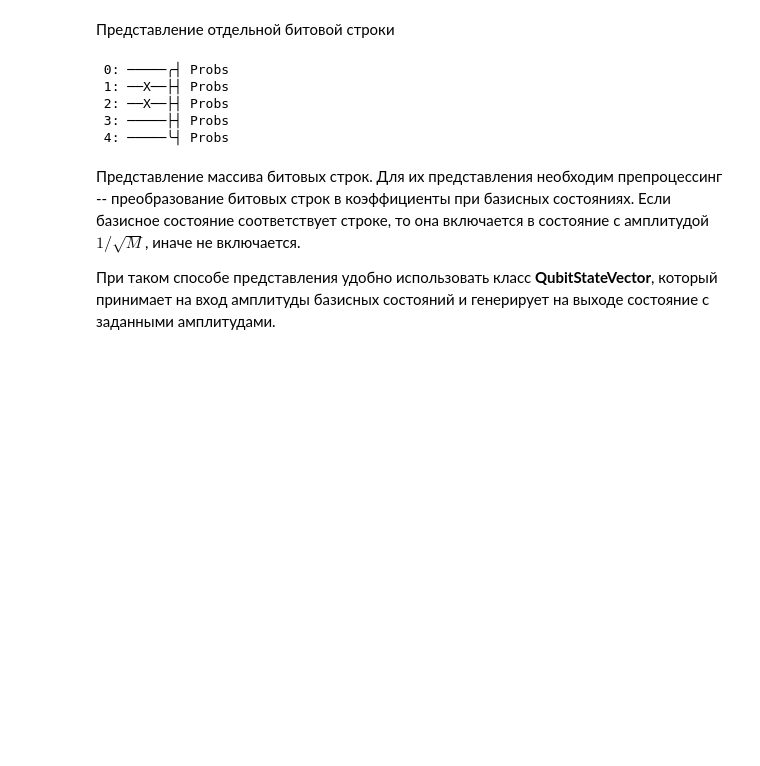
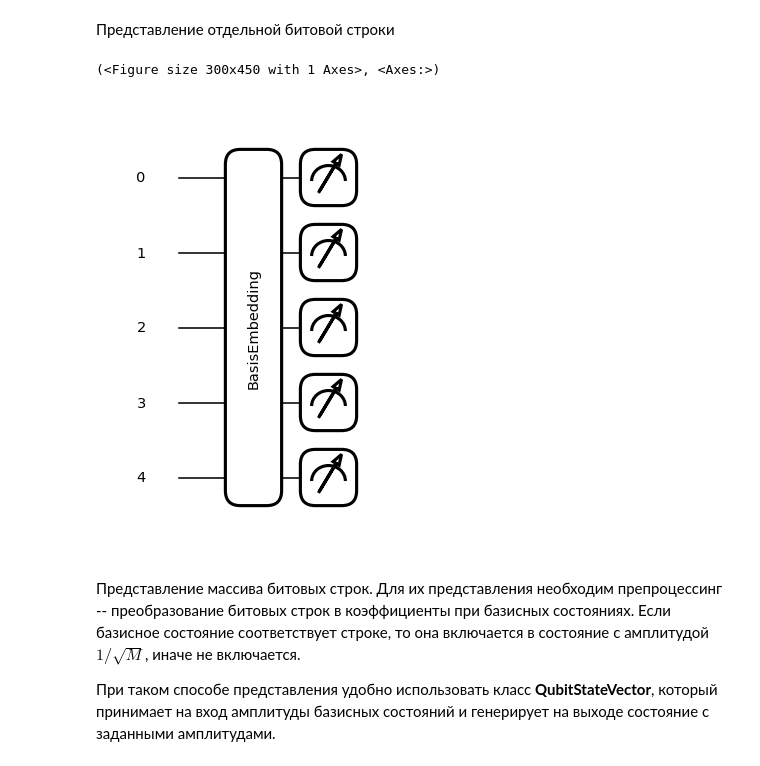
Before and after one commit to vongostev/PennyLane_Examples, a Jupyter notebook: quantum_embedding.ipynb, the cells around one changed output. Saved outputs shown, nothing was run; the diff lists cells and outputs as text; code cells hidden in the pictures; blank space fills up the shorter version.

```diff
--- a/quantum_embedding.ipynb
+++ b/quantum_embedding.ipynb
@@ -11,9 +11,7 @@ from pennylane import QubitStateVector
 
 n_qubits = 5
 dev = qml.device('default.qubit', wires=n_qubits)
-
-qml.enable_tape()
-mpl.rcParams['figure.dpi'] = 100
+mpl.rcParams['figure.dpi'] = 75
 # %% [markdown]
 # Quantum embedding (Квантовое представление)
 - Что такое признаки (features)?
@@ -50,17 +48,14 @@ $$ |X\rangle = \frac{1}{\sqrt{M}}\sum_{m=1}^{M} |x_m\rangle. $$
 # %%
 @qml.qnode(dev)
 def coding_node(bits, n_qubits=5):
     BasisEmbedding(bits, wires=range(n_qubits))
     return qml.probs(wires=range(n_qubits))
 
 coding_node([0, 1, 1, 0, 0])
-print(coding_node.draw())
+qml.draw_mpl(coding_node)([0, 1, 1, 0, 0])
 # %% [output]
- 0: ─────╭┤ Probs
- 1: ──X──├┤ Probs
- 2: ──X──├┤ Probs
- 3: ─────├┤ Probs
- 4: ─────╰┤ Probs
+(<Figure size 300x450 with 1 Axes>, <Axes:>)
+[figure, added]
 # %% [markdown]
 Представление массива битовых строк. Для их представления необходим препроцессинг -- преобразование битовых строк в коэффициенты при базисных состояниях. Если базисное состояние соответствует строке, то она включается в состояние с амплитудой $1/\sqrt{M}$, иначе не включается.
 
```
Also changed, not shown: parts of 10 cells of this notebook, 3 other files.
